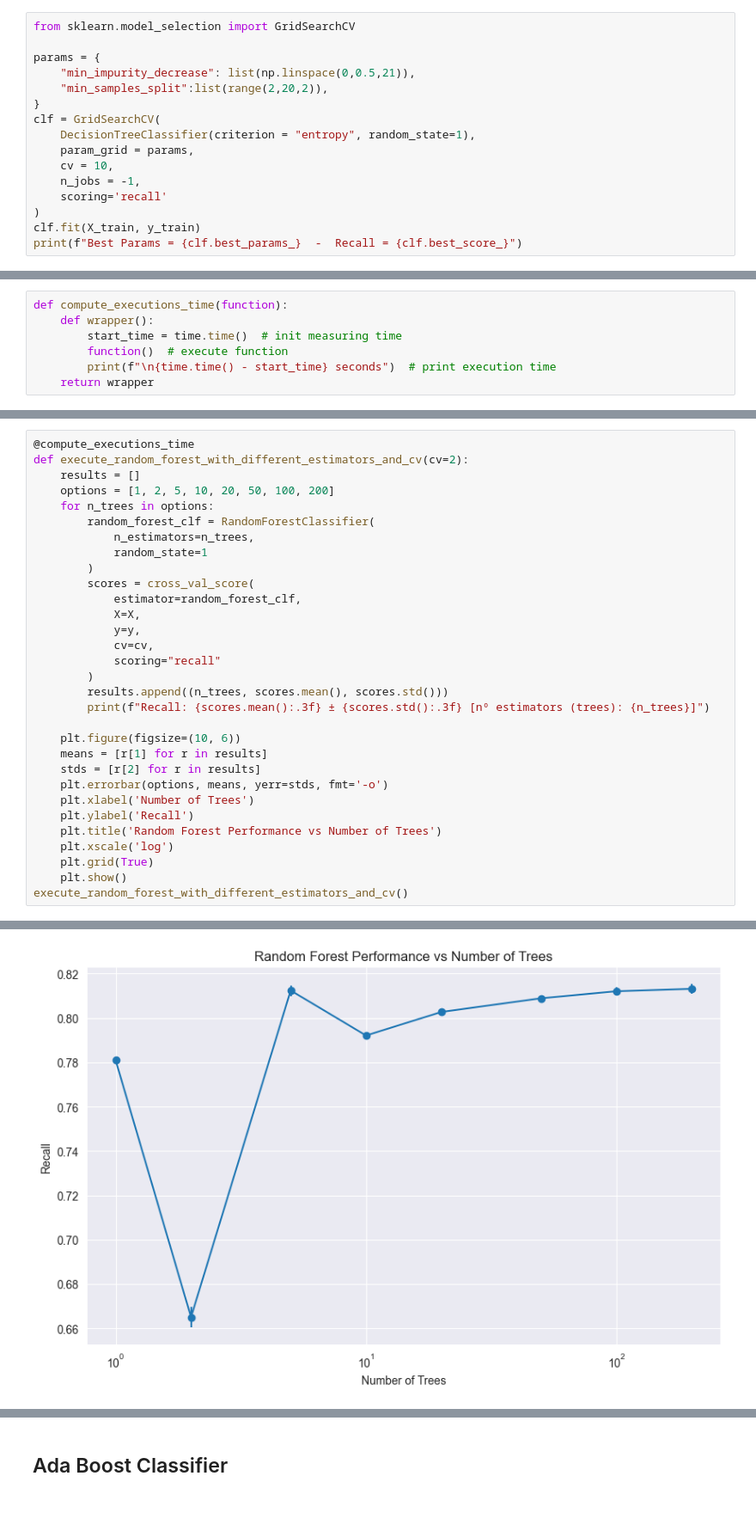
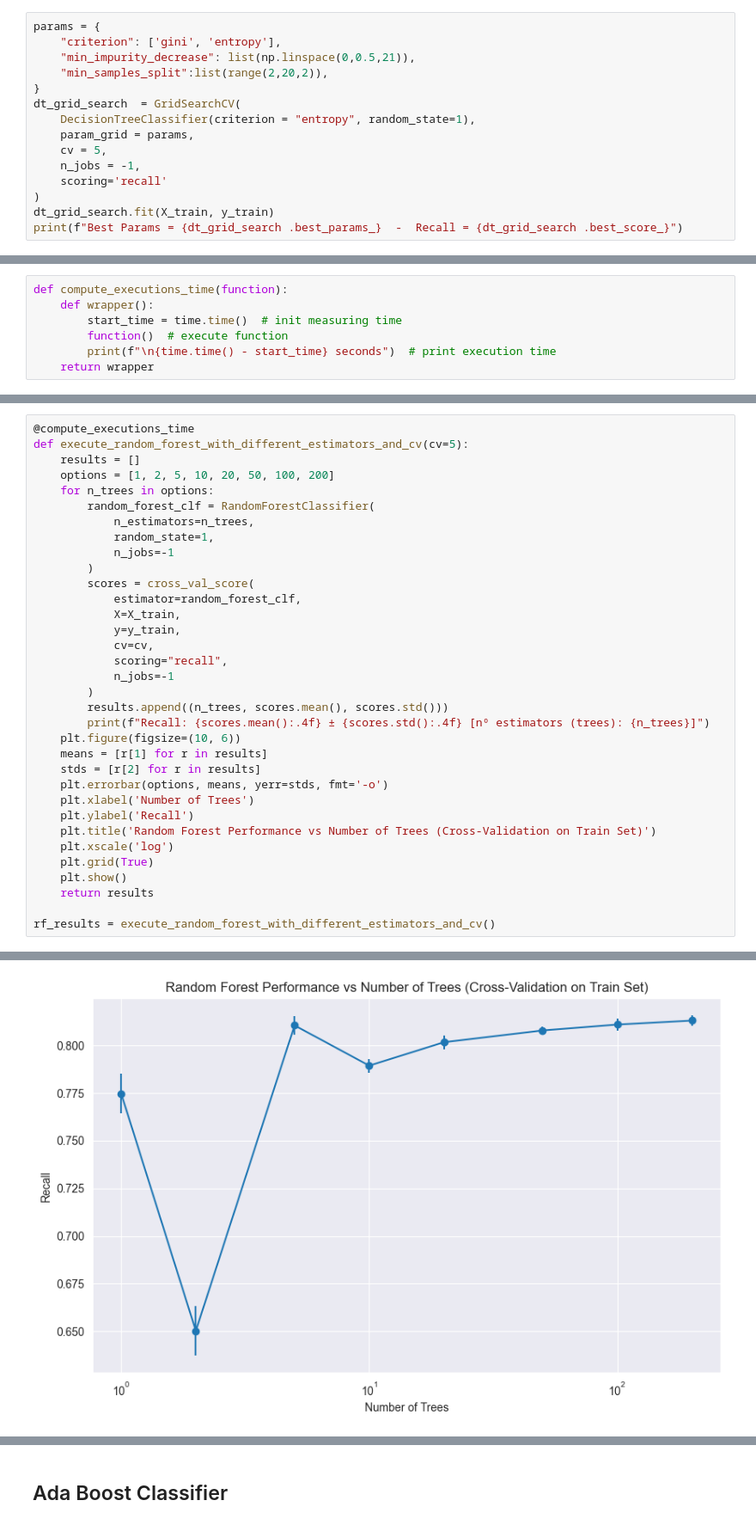
Before and after one commit to alexlafuente/heart_attack_prediction_md, a Jupyter notebook: decisionTrees.ipynb, the cells around one changed output, grey strips where cells are left out. Shown at 86% size. Drawn from its saved outputs; the diff is of its cells as text.

```diff
--- a/decisionTrees.ipynb
+++ b/decisionTrees.ipynb
@@ -35,19 +52,18 @@ Total samples: 127030
 # %% [markdown]
 # Hyperparameter Tuning with GridSearchCV
 # %%
-from sklearn.model_selection import GridSearchCV
-
 params = {
+    "criterion": ['gini', 'entropy'],
     "min_impurity_decrease": list(np.linspace(0,0.5,21)),
     "min_samples_split":list(range(2,20,2)),
 }
-clf = GridSearchCV(
+dt_grid_search  = GridSearchCV(
     DecisionTreeClassifier(criterion = "entropy", random_state=1),
     param_grid = params,
-    cv = 10,
+    cv = 5,
     n_jobs = -1,
     scoring='recall'
 )
-clf.fit(X_train, y_train)
-print(f"Best Params = {clf.best_params_}  -  Recall = {clf.best_score_}")
+dt_grid_search.fit(X_train, y_train)
+print(f"Best Params = {dt_grid_search .best_params_}  -  Recall = {dt_grid_search .best_score_}")
 # %% [output]
@@ -144,32 +198,35 @@ def compute_executions_time(function):
 # %%
 @compute_executions_time
-def execute_random_forest_with_different_estimators_and_cv(cv=2):
+def execute_random_forest_with_different_estimators_and_cv(cv=5):
     results = []
     options = [1, 2, 5, 10, 20, 50, 100, 200]
     for n_trees in options:
         random_forest_clf = RandomForestClassifier(
             n_estimators=n_trees,
-            random_state=1
+            random_state=1,
+            n_jobs=-1
         )
         scores = cross_val_score(
             estimator=random_forest_clf,
-            X=X,
-            y=y,
+            X=X_train,
+            y=y_train,
             cv=cv,
-            scoring="recall"
+            scoring="recall",
+            n_jobs=-1
         )
         results.append((n_trees, scores.mean(), scores.std()))
-        print(f"Recall: {scores.mean():.3f} ± {scores.std():.3f} [nº estimators (trees): {n_trees}]")
-
+        print(f"Recall: {scores.mean():.4f} ± {scores.std():.4f} [nº estimators (trees): {n_trees}]")
     plt.figure(figsize=(10, 6))
     means = [r[1] for r in results]
     stds = [r[2] for r in results]
     plt.errorbar(options, means, yerr=stds, fmt='-o')
     plt.xlabel('Number of Trees')
     plt.ylabel('Recall')
-    plt.title('Random Forest Performance vs Number of Trees')
+    plt.title('Random Forest Performance vs Number of Trees (Cross-Validation on Train Set)')
     plt.xscale('log')
     plt.grid(True)
     plt.show()
-execute_random_forest_with_different_estimators_and_cv()
+    return results
+
+rf_results = execute_random_forest_with_different_estimators_and_cv()
 # %% [output]
@@ -184 +241 @@ Recall: 0.813 ± 0.002 [nº estimators (trees): 200]
-[figure, old version]
+[figure, new version]
```
Also changed, not shown: parts of 14 cells of this notebook.
